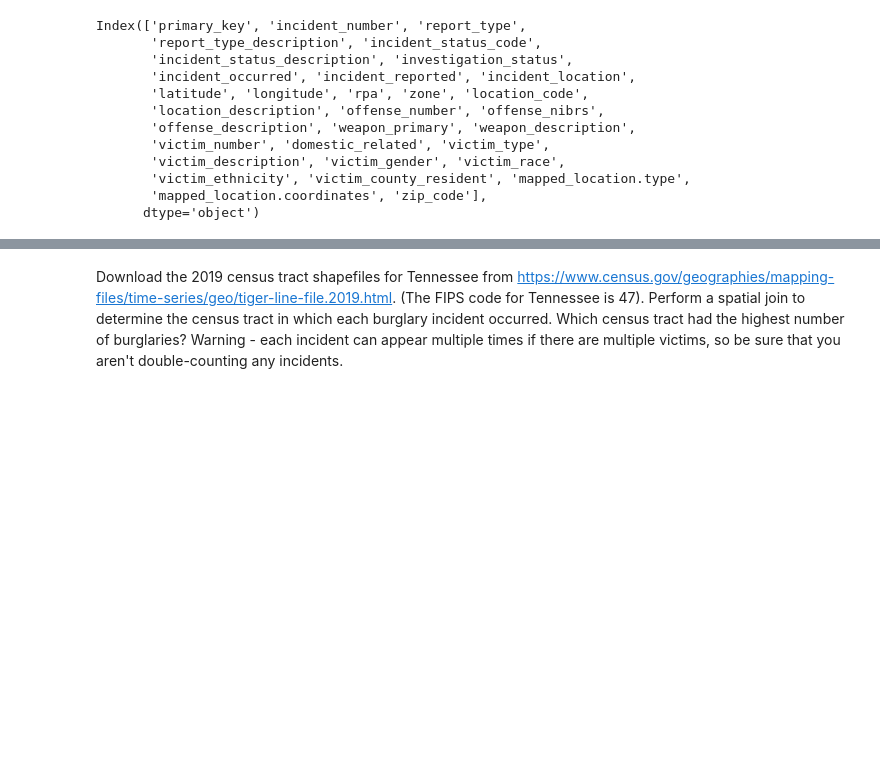
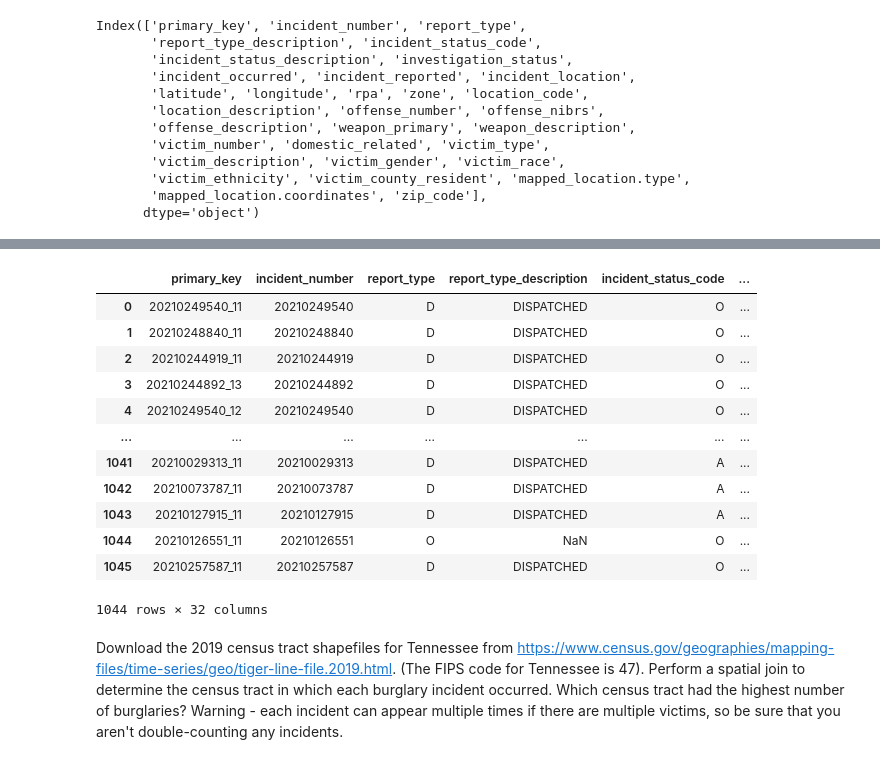
Before and after one commit to nss-data-science-cohort-5/geospatial_api-orange-oscelots, a Jupyter notebook: orange osclets burglary notebook.ipynb, the cells around one changed output, grey strips where cells are left out. Saved outputs shown, nothing was run; the diff lists cells and outputs as text; code cells hidden in the pictures; blank space fills up the shorter version.

```diff
--- a/orange osclets burglary notebook.ipynb
+++ b/orange osclets burglary notebook.ipynb
@@ -127,2 +107,21 @@ ValueError: No axis named latitude for object type DataFrame
+# %%
+### need to get rid of nulls in lat and long###
+burglary_df=burglary_df.dropna(subset=['latitude', 'longitude'])
+# %%
+burglary_df.
+# %% [output]
+|  | primary_key | incident_number | report_type | report_type_description | incident_status_code | ... |
+| 0 | 20210249540_11 | 20210249540 | D | DISPATCHED | O | ... |
+| 1 | 20210248840_11 | 20210248840 | D | DISPATCHED | O | ... |
+| 2 | 20210244919_11 | 20210244919 | D | DISPATCHED | O | ... |
+| 3 | 20210244892_13 | 20210244892 | D | DISPATCHED | O | ... |
+| 4 | 20210249540_12 | 20210249540 | D | DISPATCHED | O | ... |
+| ... | ... | ... | ... | ... | ... | ... |
+| 1041 | 20210029313_11 | 20210029313 | D | DISPATCHED | A | ... |
+| 1042 | 20210073787_11 | 20210073787 | D | DISPATCHED | A | ... |
+| 1043 | 20210127915_11 | 20210127915 | D | DISPATCHED | A | ... |
+| 1044 | 20210126551_11 | 20210126551 | O | NaN | O | ... |
+| 1045 | 20210257587_11 | 20210257587 | D | DISPATCHED | O | ... |
+1044 rows × 32 columns
 # %% [markdown]
 Download the 2019 census tract shapefiles for Tennessee from https://www.census.gov/geographies/mapping-files/time-series/geo/tiger-line-file.2019.html. (The FIPS code for Tennessee is 47). Perform a spatial join to determine the census tract in which each burglary incident occurred. Which census tract had the highest number of burglaries? Warning - each incident can appear multiple times if there are multiple victims, so be sure that you aren't double-counting any incidents.
```
Also changed, not shown: parts of 32 cells of this notebook.
